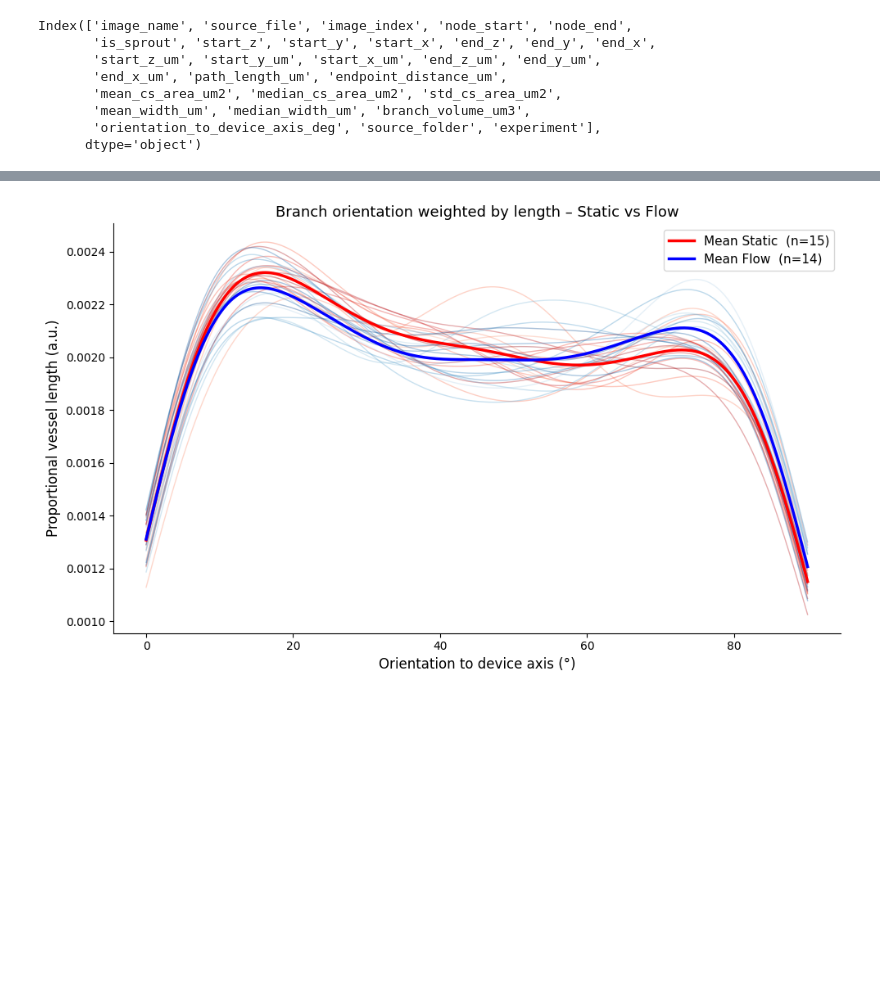
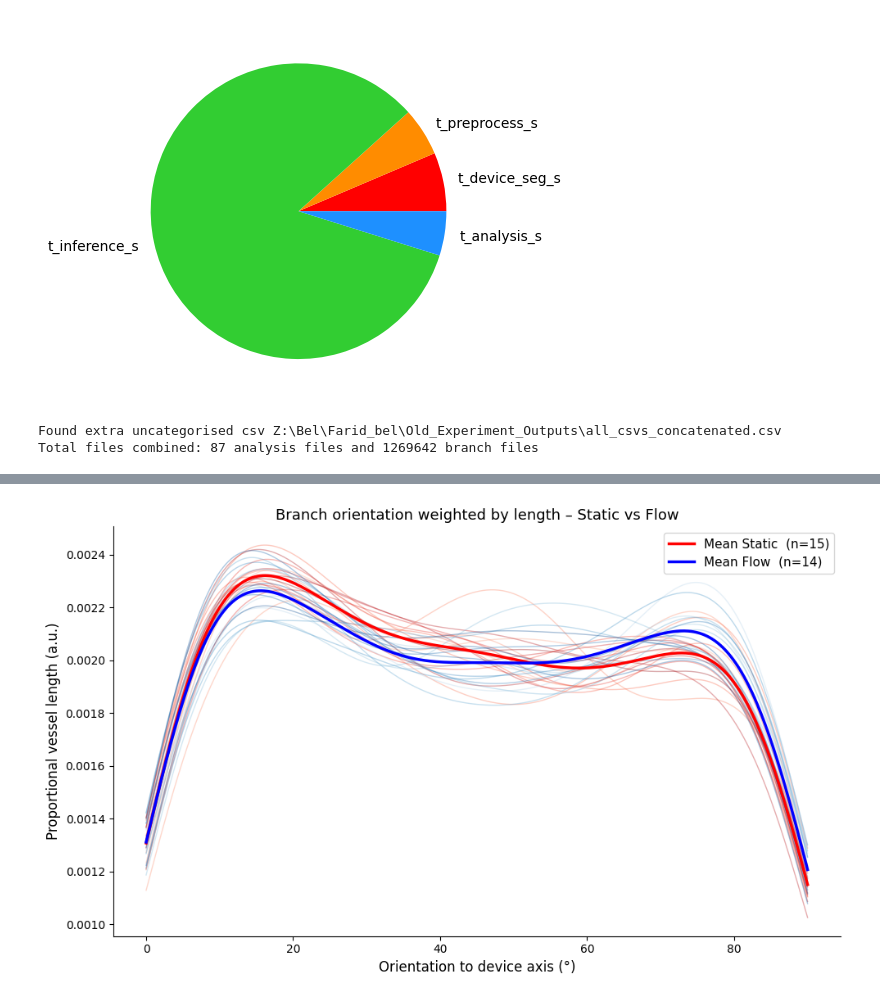
Before and after one commit to isobelth/vascumap, a Jupyter notebook: plotting_outputs.ipynb, the cells around one changed output, grey strips where cells are left out. Drawn from its saved outputs; the diff is of its cells as text; code cells hidden in the pictures; blank space fills up the shorter version.

Commit message:
added timings to pipeline and output plotting for shap and pca

```diff
--- a/plotting_outputs.ipynb
+++ b/plotting_outputs.ipynb
@@ -148,18 +14,0 @@ plt.tight_layout()
-# %%
-fig, ax = plt.subplots(ncols = 5, figsize=(20,5))
-sns.swarmplot(data = combined, x="experiment", y="vessel_volume_fraction", ax=ax[0], zorder=100, color="dodgerblue", order = xorder)
-sns.boxplot(data = combined, x="experiment", y="vessel_volume_fraction", ax=ax[0], fill=False, color="#000000", order = xorder)
-
-sns.swarmplot(data = combined, x="experiment", y="vessel_length_per_chip_volume_um_inverse2", ax=ax[1], zorder=100, color="dodgerblue", order = xorder)
-sns.boxplot(data = combined, x="experiment", y="vessel_length_per_chip_volume_um_inverse2", ax=ax[1], fill=False, color="#000000", order = xorder)
-
-sns.swarmplot(data = combined, x="experiment", y="junctions_per_chip_volume_um_inverse3", ax=ax[2], zorder=100, color="dodgerblue", order = xorder)
-sns.boxplot(data = combined, x="experiment", y="junctions_per_chip_volume_um_inverse3", ax=ax[2], fill=False, color="#000000", order = xorder)
-
-sns.swarmplot(data = combined, x="experiment", y="sprouts_per_vessel_length_um_inverse", ax=ax[3], zorder=100, color="dodgerblue", order = xorder)
-sns.boxplot(data = combined, x="experiment", y="sprouts_per_vessel_length_um_inverse", ax=ax[3], fill=False, color="#000000", order = xorder)
-
-sns.swarmplot(data = combined, x="experiment", y="junctions_per_vessel_length_um_inverse", ax=ax[4], zorder=100, color="dodgerblue", order = xorder)
-sns.boxplot(data = combined, x="experiment", y="junctions_per_vessel_length_um_inverse", ax=ax[4], fill=False, color="#000000", order = xorder)
-
-plt.tight_layout()
@@ -238,12 +15,11 @@ Combined shape: (284260, 28)
-# %%
-combined["experiment"] = combined.apply(find_condition, axis=1)
-combined.columns
-# %% [output]
-Index(['image_name', 'source_file', 'image_index', 'node_start', 'node_end',
-       'is_sprout', 'start_z', 'start_y', 'start_x', 'end_z', 'end_y', 'end_x',
-       'start_z_um', 'start_y_um', 'start_x_um', 'end_z_um', 'end_y_um',
-       'end_x_um', 'path_length_um', 'endpoint_distance_um',
-       'mean_cs_area_um2', 'median_cs_area_um2', 'std_cs_area_um2',
-       'mean_width_um', 'median_width_um', 'branch_volume_um3',
-       'orientation_to_device_axis_deg', 'source_folder', 'experiment'],
-      dtype='object')
+# %%
+def plot_timing_breakdown(timing_outputs_csv):
+    mean_timings = timing_outputs_csv.mean(numeric_only=True).drop(["image_index", "t_job_wall_s", "t_pipeline_s", 'Unnamed: 0'])
+    fig, ax = plt.subplots()
+    ax.pie(mean_timings, labels = mean_timings.index, colors = ["red", "darkorange", "limegreen", "dodgerblue", "darkviolet"])
+    plt.savefig("timing_breakdown_initial.pdf")
+    plt.savefig("timing_breakdown_initial.png")
+
+plot_timing_breakdown(pd.read_csv("first_attempt_time_check.csv"))
+# %% [output]
+[figure, added]
@@ -249,0 +92,8 @@ Index(['image_name', 'source_file', 'image_index', 'node_start', 'node_end',
+# %%
+root_dir = Path(r"Z:\Bel\Farid_bel\Old_Experiment_Outputs")
+combined_analysis_metrics, combined_branch_metrics = combine_outputs(root_dir)
+combined_analysis_metrics["experiment"] = combined_analysis_metrics.apply(find_condition, axis=1)
+combined_branch_metrics["experiment"] = combined_branch_metrics.apply(find_condition, axis=1)
+# %% [output]
+Found extra uncategorised csv Z:\Bel\Farid_bel\Old_Experiment_Outputs\all_csvs_concatenated.csv
+Total files combined: 87 analysis files and 1269642 branch files
```
Also changed, not shown: parts of 19 cells of this notebook, 5 other files.
